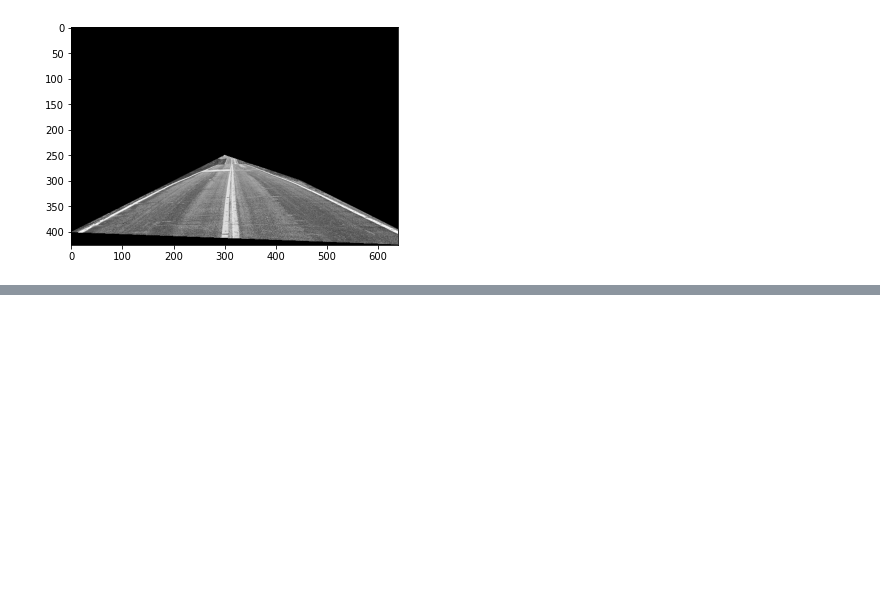
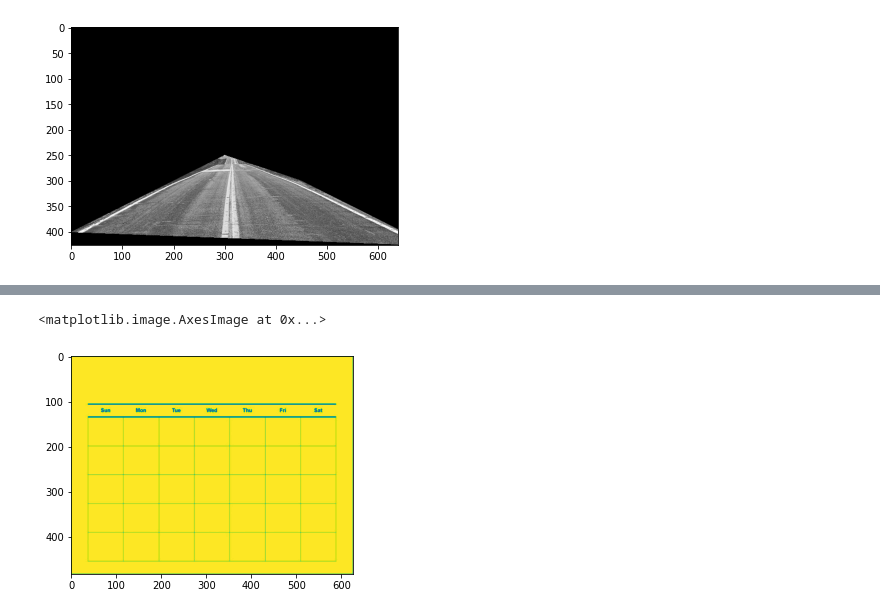
Before and after one commit to Dong-Chan/SelfDrivingCarEngineer, a Jupyter notebook: ComputerVision/04_computer_vision_for_self-driving-cars.ipynb, the cells around one changed output, grey strips where cells are left out. Saved outputs shown, nothing was run; the diff lists cells and outputs as text; code cells hidden in the pictures; blank space fills up the shorter version.

```diff
--- a/ComputerVision/04_computer_vision_for_self-driving-cars.ipynb
+++ b/ComputerVision/04_computer_vision_for_self-driving-cars.ipynb
@@ -303,0 +341,5 @@ plt.imshow(masked_image, cmap='gray')
+# %%
+plt.imshow(image_g)
+# %% [output]
+<matplotlib.image.AxesImage at 0x...>
+[figure, added]
```
Also changed, not shown: parts of 10 cells of this notebook, 1 other file.
